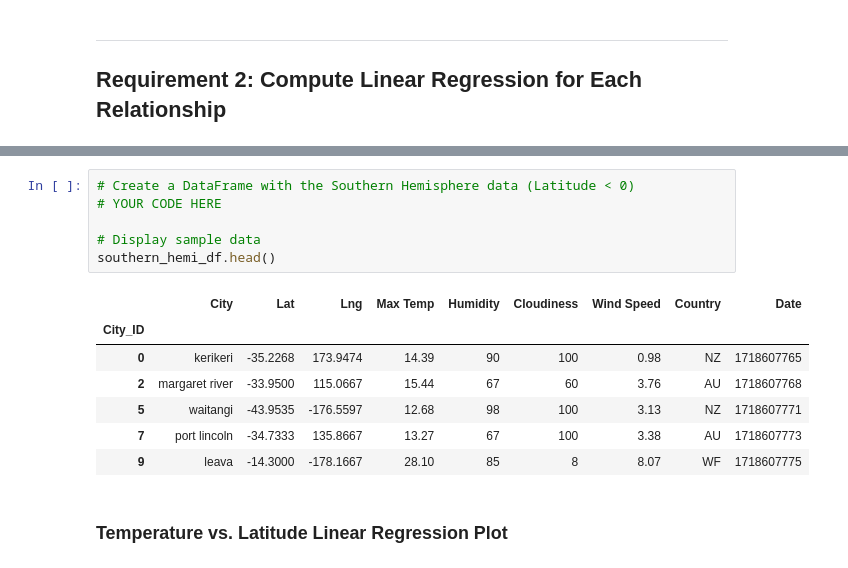
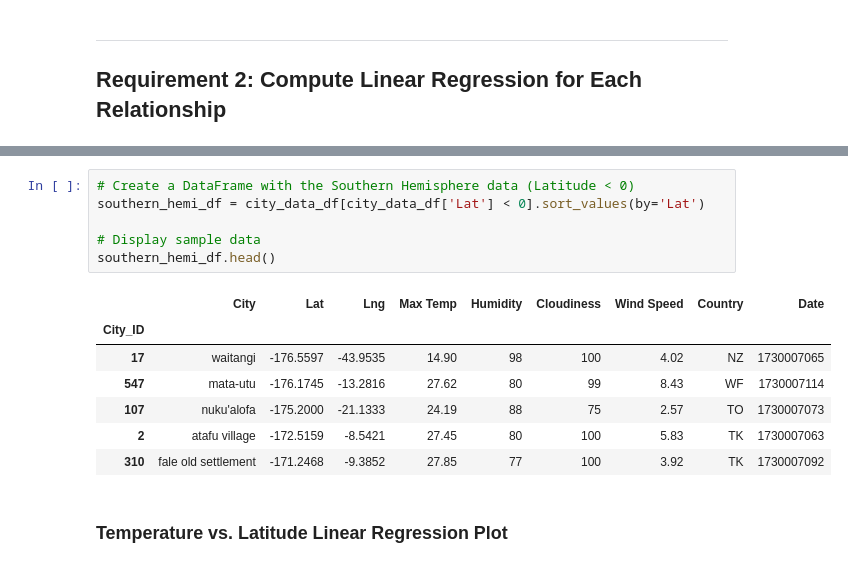
Before and after one commit to andrewplane/python-api-challenge, a Jupyter notebook: WeatherPy/WeatherPy.ipynb, the cells around one changed output, grey strips where cells are left out. Drawn from its saved outputs; the diff is of its cells as text.

```diff
--- a/WeatherPy/WeatherPy.ipynb
+++ b/WeatherPy/WeatherPy.ipynb
@@ -295,16 +331,16 @@ northern_hemi_df.head()
 # %%
 # Create a DataFrame with the Southern Hemisphere data (Latitude < 0)
-# YOUR CODE HERE
+southern_hemi_df = city_data_df[city_data_df['Lat'] < 0].sort_values(by='Lat')
 
 # Display sample data
 southern_hemi_df.head()
 # %% [output]
 |  | City | Lat | Lng | Max Temp | Humidity | Cloudiness | Wind Speed | Country | Date |
 | City_ID |  |  |  |  |  |  |  |  |  |
-| 0 | kerikeri | -35.2268 | 173.9474 | 14.39 | 90 | 100 | 0.98 | NZ | 1718607765 |
-| 2 | margaret river | -33.9500 | 115.0667 | 15.44 | 67 | 60 | 3.76 | AU | 1718607768 |
-| 5 | waitangi | -43.9535 | -176.5597 | 12.68 | 98 | 100 | 3.13 | NZ | 1718607771 |
-| 7 | port lincoln | -34.7333 | 135.8667 | 13.27 | 67 | 100 | 3.38 | AU | 1718607773 |
-| 9 | leava | -14.3000 | -178.1667 | 28.10 | 85 | 8 | 8.07 | WF | 1718607775 |
+| 17 | waitangi | -176.5597 | -43.9535 | 14.90 | 98 | 100 | 4.02 | NZ | 1730007065 |
+| 547 | mata-utu | -176.1745 | -13.2816 | 27.62 | 80 | 99 | 8.43 | WF | 1730007114 |
+| 107 | nuku'alofa | -175.2000 | -21.1333 | 24.19 | 88 | 75 | 2.57 | TO | 1730007073 |
+| 2 | atafu village | -172.5159 | -8.5421 | 27.45 | 80 | 100 | 5.83 | TK | 1730007063 |
+| 310 | fale old settlement | -171.2468 | -9.3852 | 27.85 | 77 | 100 | 3.92 | TK | 1730007092 |
 # %% [markdown]
 ###  Temperature vs. Latitude Linear Regression Plot
```
Also changed, not shown: parts of 22 cells of this notebook, 3 other files.
